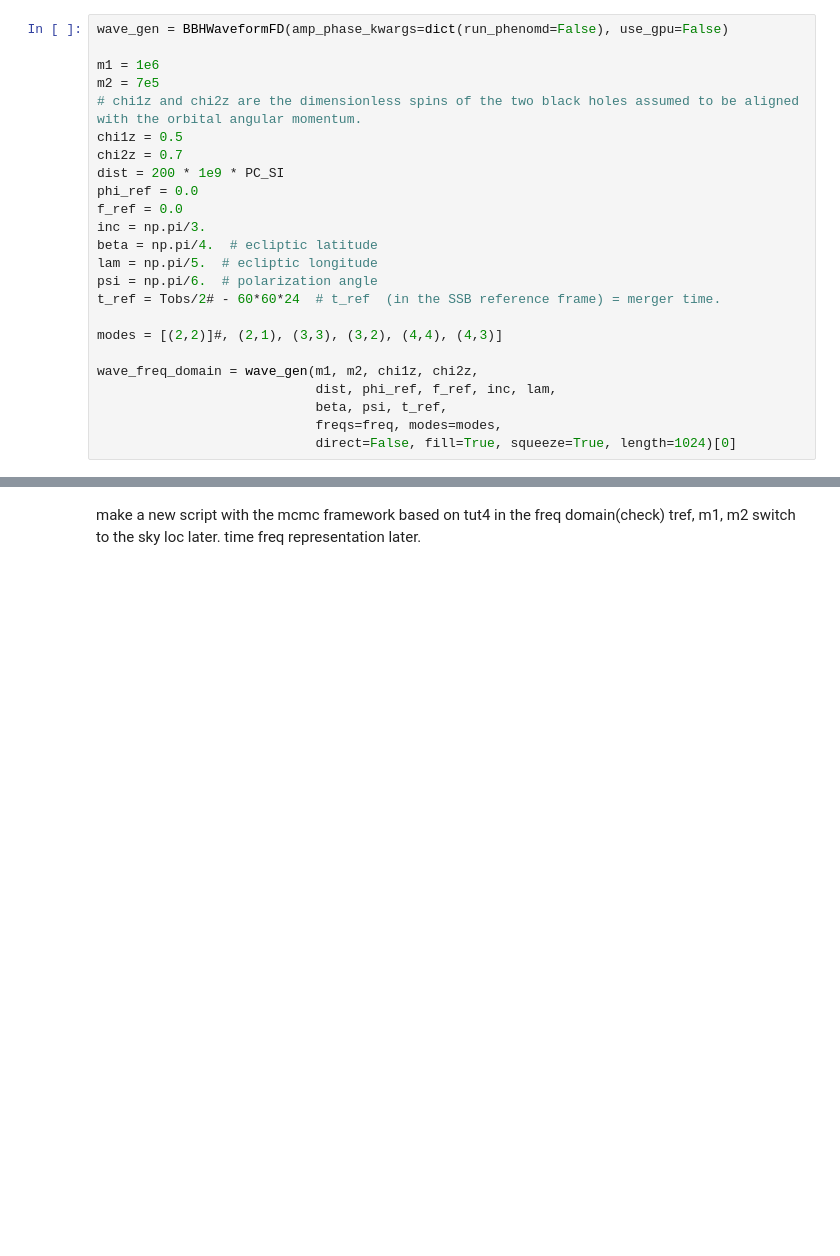
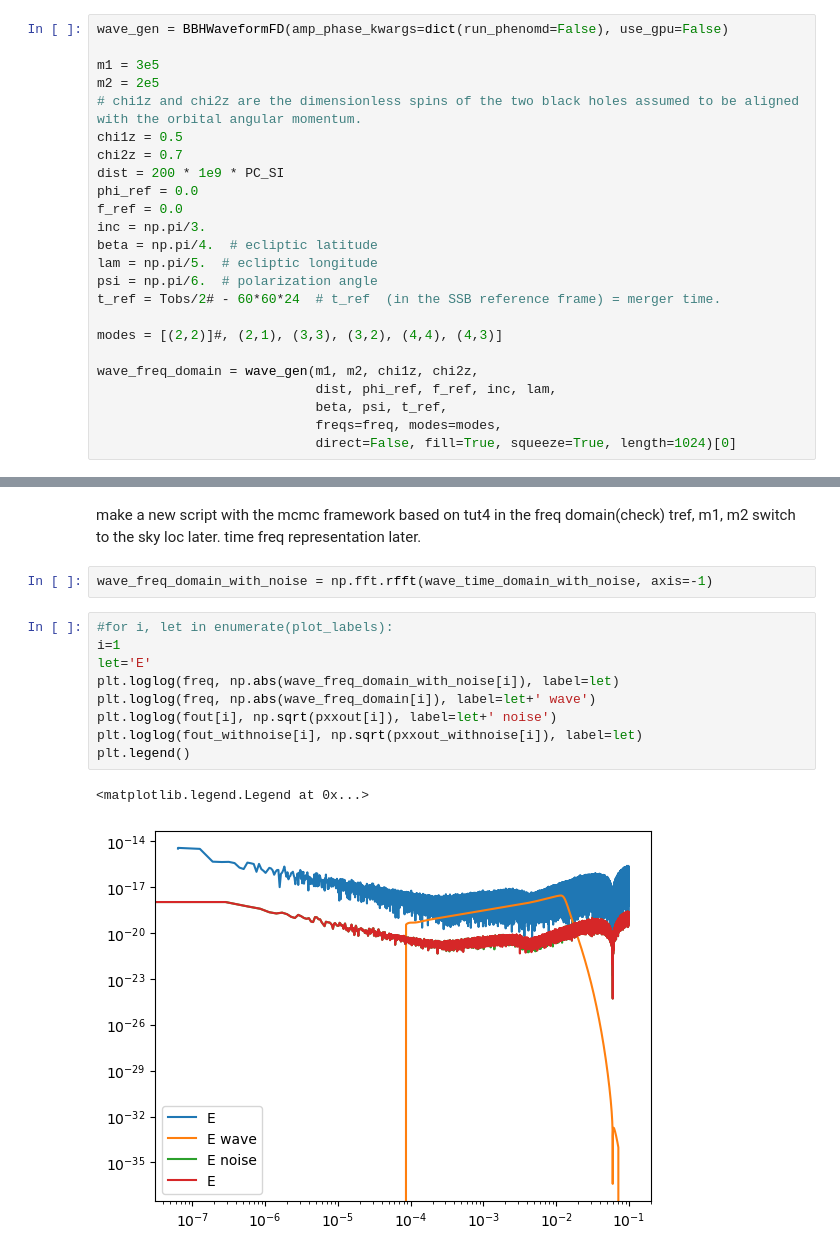
Before and after one commit to manishprasad0/LISA_Master_Thesis, a Jupyter notebook: lisa_data.ipynb, the cells around one changed output, grey strips where cells are left out. Saved outputs shown, nothing was run; the diff lists cells and outputs as text; blank space fills up the shorter version.

```diff
--- a/lisa_data.ipynb
+++ b/lisa_data.ipynb
@@ -57,8 +57,8 @@ noises = noise_generation.generate_noise(N, dt, sens_mat, seed = 42, verificatio
 # %%
 wave_gen = BBHWaveformFD(amp_phase_kwargs=dict(run_phenomd=False), use_gpu=False)
 
-m1 = 1e6
-m2 = 7e5
+m1 = 3e5
+m2 = 2e5
 # chi1z and chi2z are the dimensionless spins of the two black holes assumed to be aligned with the orbital angular momentum.
 chi1z = 0.5
 chi2z = 0.7
@@ -134,3 +134,17 @@ noise_generation.plot_spectogram(wave_time_domain_with_noise[1], dt)
 make a new script with the mcmc framework based on tut4 in the freq domain(check) tref, m1, m2
 switch to the sky loc later.
 time freq representation later.
+# %%
+wave_freq_domain_with_noise = np.fft.rfft(wave_time_domain_with_noise, axis=-1)
+# %%
+#for i, let in enumerate(plot_labels):
+i=1
+let='E'
+plt.loglog(freq, np.abs(wave_freq_domain_with_noise[i]), label=let)
+plt.loglog(freq, np.abs(wave_freq_domain[i]), label=let+' wave')
+plt.loglog(fout[i], np.sqrt(pxxout[i]), label=let+' noise')
+plt.loglog(fout_withnoise[i], np.sqrt(pxxout_withnoise[i]), label=let)
+plt.legend()
+# %% [output]
+<matplotlib.legend.Legend at 0x...>
+[figure, added]
```
Also changed, not shown: parts of 11 cells of this notebook, 3 other files.
